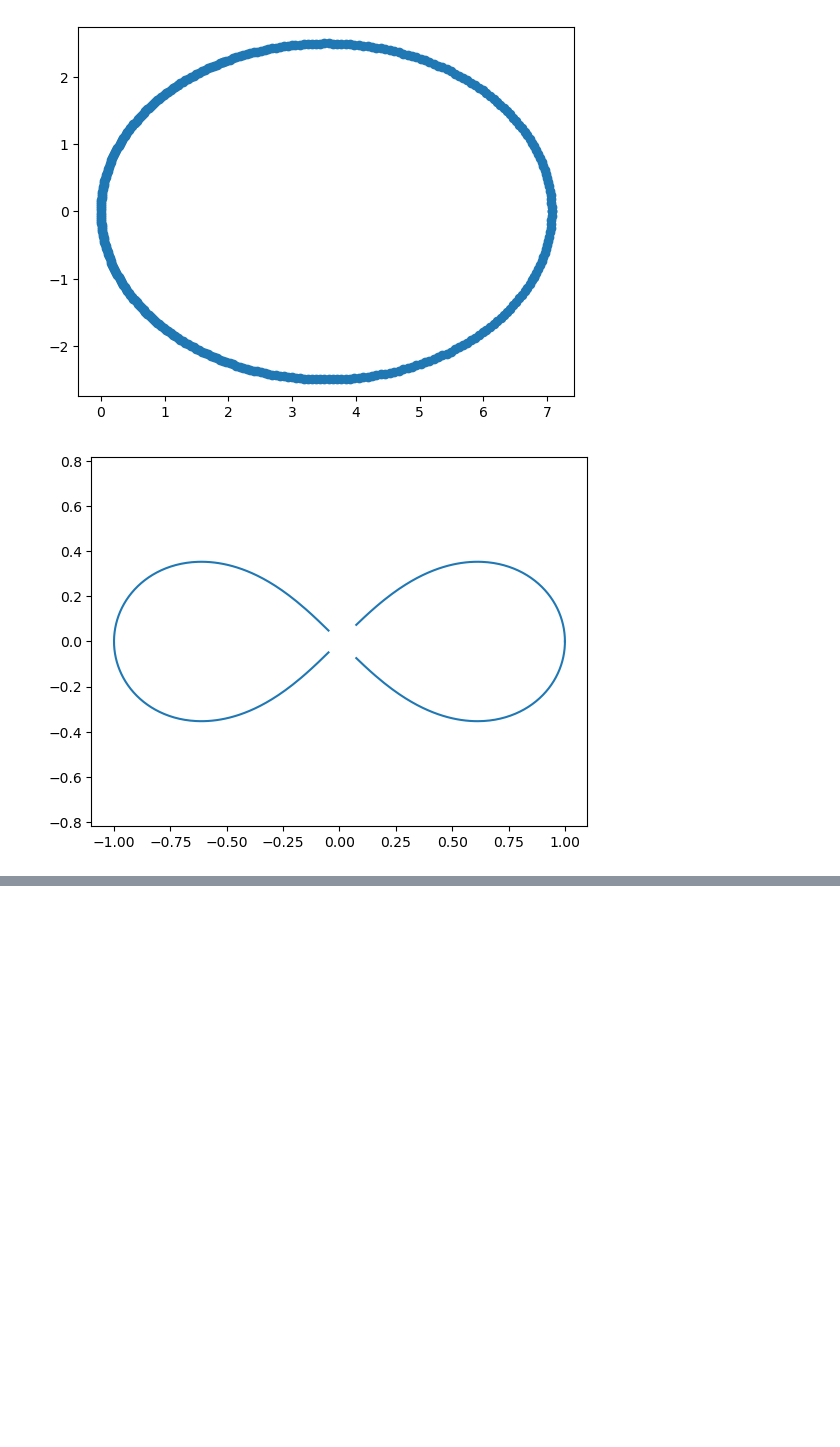
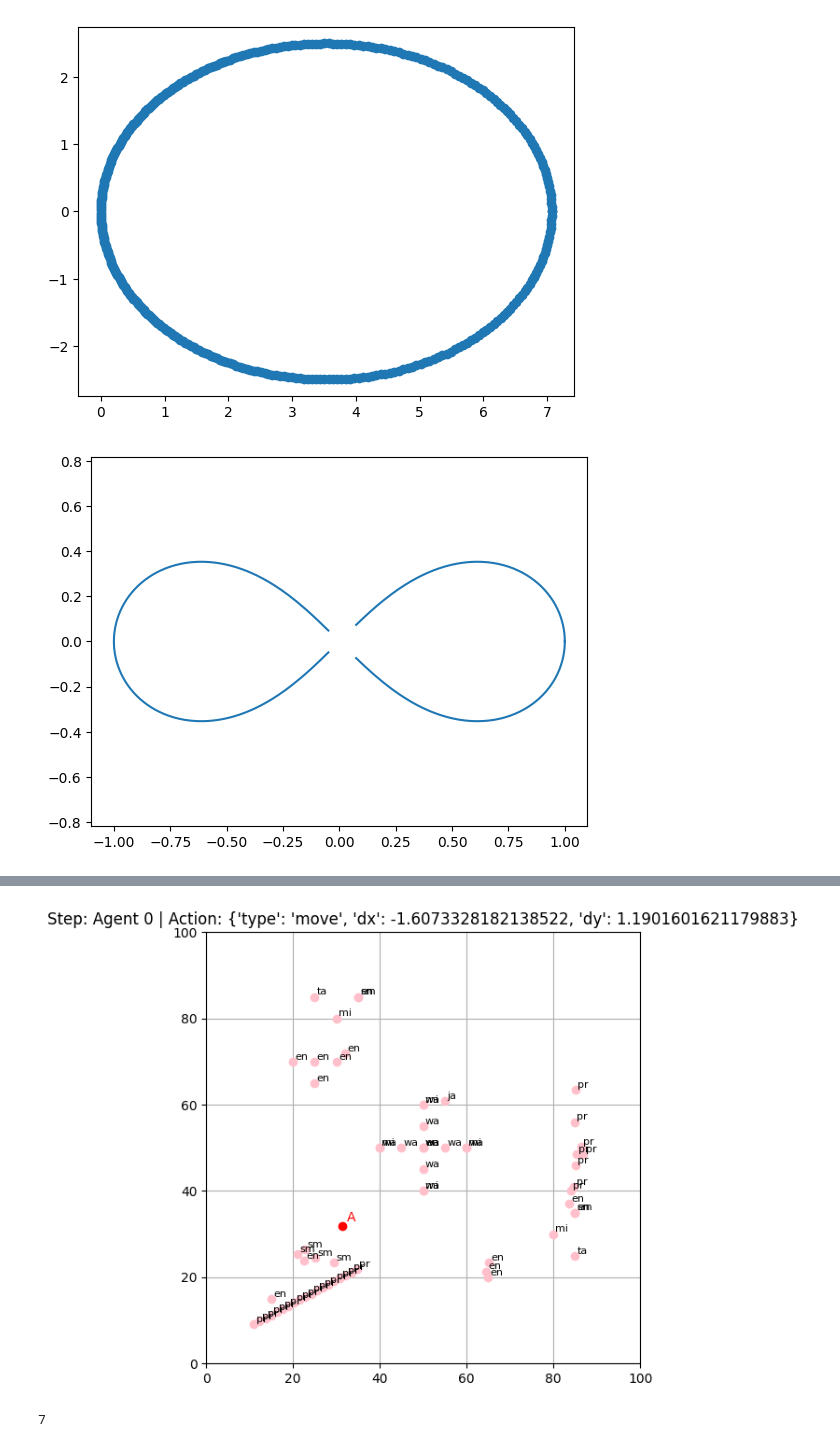
Before and after one commit to Fonocol/Multi-Agent-Tactical-Combat-Simulator, a Jupyter notebook: test.ipynb, the cells around one changed output, grey strips where cells are left out. Drawn from its saved outputs; the diff is of its cells as text; code cells hidden in the pictures; blank space fills up the shorter version.

```diff
--- a/test.ipynb
+++ b/test.ipynb
@@ -44,0 +76,16 @@ plt.show()
+# %%
+import json
+
+with open("viewer/data/output.json", "r") as f:
+    data = json.load(f)
+# %%
+# Exemple: afficher la frame 0
+frame = data[0]
+
+for step in frame:
+    print("Action:", step["action"])
+    print("Facing:", step["facing"])
+    print("Agent Pos:", step["agent"]["x"], step["agent"]["y"])
+    print("Objets visibles:")
+    for obj in step["visible"]:
+        print(" -", obj["type"], f"at ({obj['x']}, {obj['y']})")
@@ -44,0 +110,43 @@ plt.show()
+# %%
+import matplotlib.pyplot as plt
+
+def plot_frame(frame, agent_index=0, width=100, height=100):
+    step = frame[agent_index]
+    agent = step["agent"]
+    visibles = step["visible"]
+
+    fig, ax = plt.subplots(figsize=(6,6))
+    ax.set_xlim(0, width)
+    ax.set_ylim(0, height)
+    ax.set_title(f"Step: Agent {agent_index} | Action: {step['action']}")
+
+    # Agent
+    ax.plot(agent["x"], agent["y"], 'ro', label="Agent")
+    ax.annotate("A", (agent["x"]+1, agent["y"]+1), color='r')
+
+    # Objets visibles
+    for obj in visibles:
+        ox, oy = obj["x"], obj["y"]
+        cls = obj["type"]
+        color = {
+            "EnergyDrone": "blue",
+            "Energy": "green",
+            "Projectile": "black",
+            "JammerZone": "purple",
+            "SmokeZone": "gray",
+            "Target": "gold",
+            "Decoy": "orange",
+            "Agent": "red"
+        }.get(cls, "pink")
+
+        ax.plot(ox, oy, 'o', color=color, label=cls)
+        ax.annotate(cls[:2], (ox+0.5, oy+0.5), fontsize=8)
+
+
+    plt.grid()
+    plt.show()
+
+# Exemple
+plot_frame(data[50])
+# %% [output]
+[figure, added]
@@ -44,0 +444,4 @@ plt.show()
+# %%
+len(data[1])
+# %% [output]
+7
```
Also changed, not shown: parts of 12 cells of this notebook, 32 other files.
